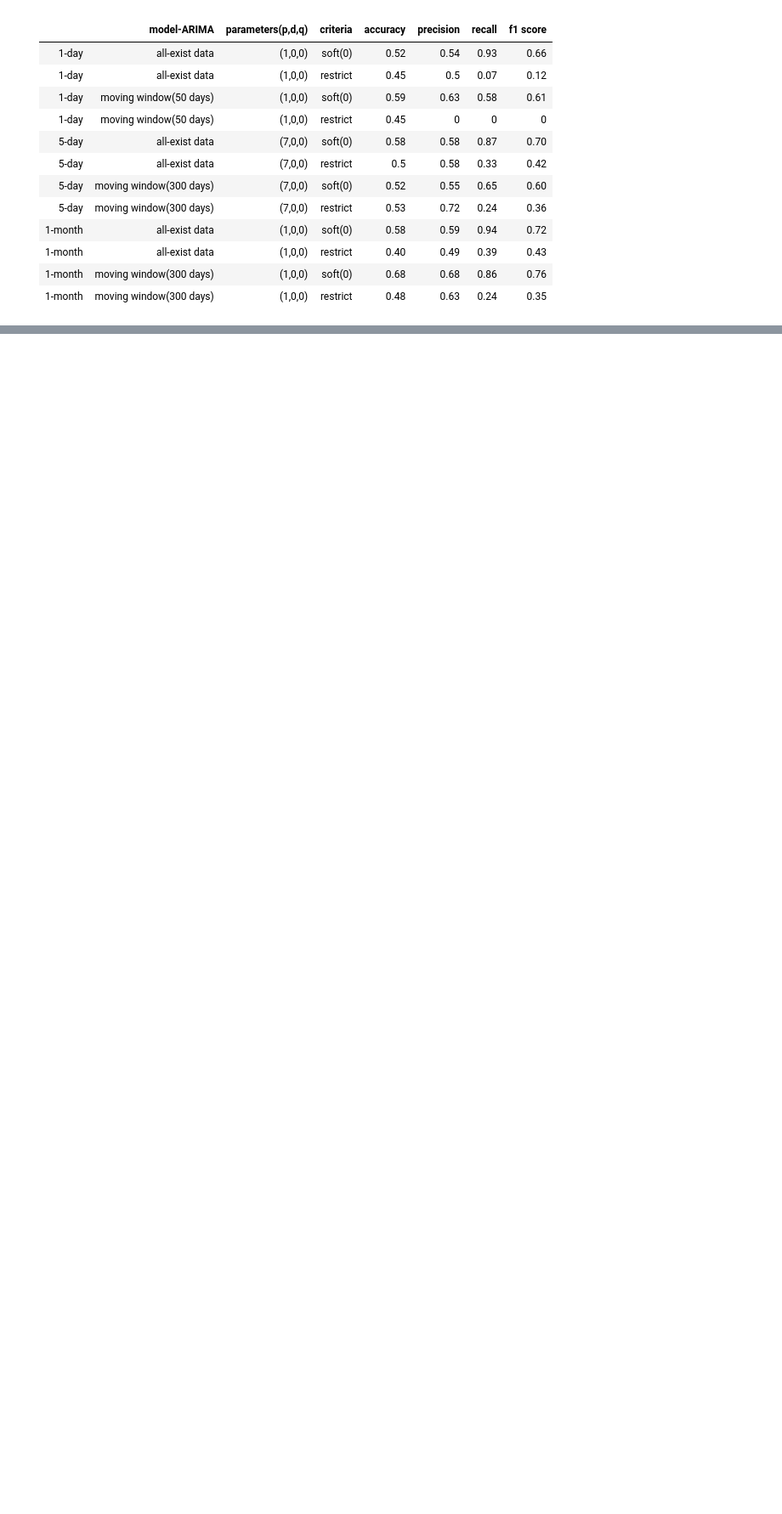
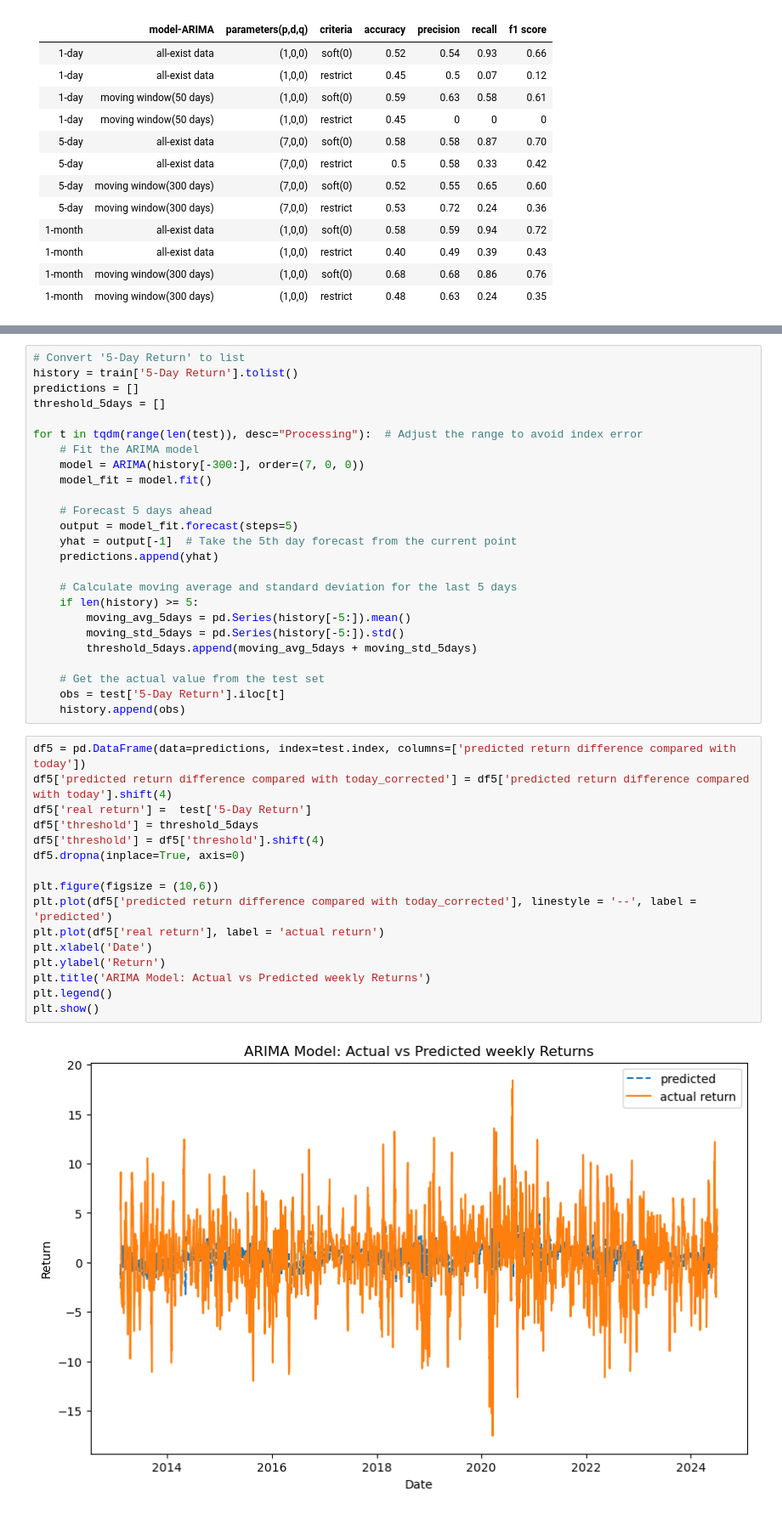
Before and after one commit to Leoyuyuyu/stock_prediction, a Jupyter notebook: notebooks/06-advanced_modelling_timeseries_monthly.ipynb, the cells around one changed output, grey strips where cells are left out. Shown at 85% size. Drawn from its saved outputs; the diff is of its cells as text; blank space fills up the shorter version.

Commit message:
18th commit: Validation with more historical data done

```diff
--- a/notebooks/06-advanced_modelling_timeseries_monthly.ipynb
+++ b/notebooks/06-advanced_modelling_timeseries_monthly.ipynb
@@ -558,0 +589,43 @@ There are also two different crietria to define the positive trend('1') and ('0'
+# %%
+# Convert '5-Day Return' to list
+history = train['5-Day Return'].tolist()
+predictions = []
+threshold_5days = []
+
+for t in tqdm(range(len(test)), desc="Processing"):  # Adjust the range to avoid index error
+    # Fit the ARIMA model
+    model = ARIMA(history[-300:], order=(7, 0, 0))
+    model_fit = model.fit()
+
+    # Forecast 5 days ahead
+    output = model_fit.forecast(steps=5)
+    yhat = output[-1]  # Take the 5th day forecast from the current point
+    predictions.append(yhat)
+
+    # Calculate moving average and standard deviation for the last 5 days
+    if len(history) >= 5:
+        moving_avg_5days = pd.Series(history[-5:]).mean()
+        moving_std_5days = pd.Series(history[-5:]).std()
+        threshold_5days.append(moving_avg_5days + moving_std_5days)
+
+    # Get the actual value from the test set
+    obs = test['5-Day Return'].iloc[t]
+    history.append(obs)
+# %%
+df5 = pd.DataFrame(data=predictions, index=test.index, columns=['predicted return difference compared with today'])
+df5['predicted return difference compared with today_corrected'] = df5['predicted return difference compared with today'].shift(4)
+df5['real return'] =  test['5-Day Return']
+df5['threshold'] = threshold_5days
+df5['threshold'] = df5['threshold'].shift(4)
+df5.dropna(inplace=True, axis=0)
+
+plt.figure(figsize = (10,6))
+plt.plot(df5['predicted return difference compared with today_corrected'], linestyle = '--', label = 'predicted')
+plt.plot(df5['real return'], label = 'actual return')
+plt.xlabel('Date')
+plt.ylabel('Return')
+plt.title('ARIMA Model: Actual vs Predicted weekly Returns')
+plt.legend()
+plt.show()
+# %% [output]
+[figure, added]
```
Also changed, not shown: parts of 7 cells of this notebook.
